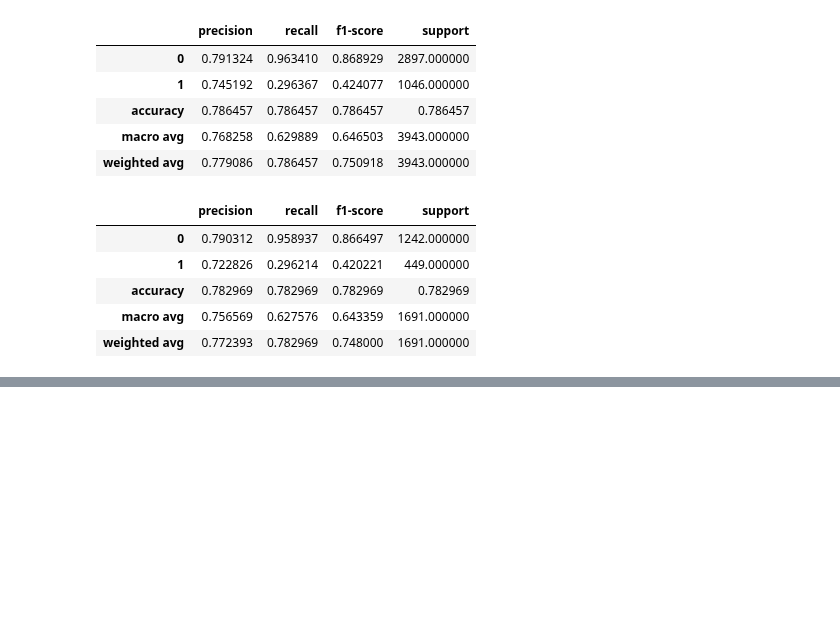
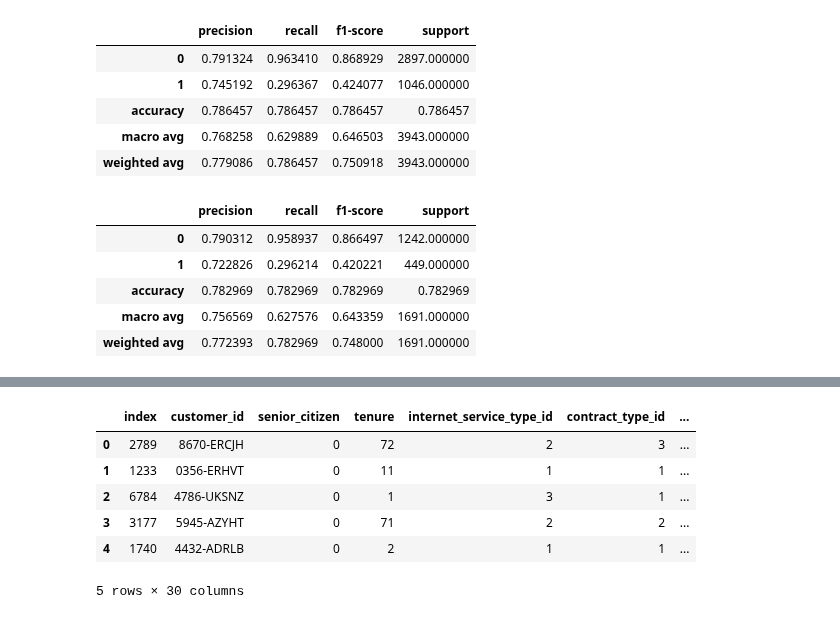
Before and after one commit to malachi-hale/Telco-project, a Jupyter notebook: Final project.ipynb, the cells around one changed output, grey strips where cells are left out. Cells and saved outputs as stored; diff of their text form; code cells hidden in the pictures; blank space fills up the shorter version.

```diff
--- a/Final project.ipynb
+++ b/Final project.ipynb
@@ -725,0 +919,2 @@ display(report_decision_tree_depth_3_validate)
+# %%
+X_test_no_id = X_test.drop(columns = ['customer_id'])
@@ -725,0 +936,4 @@ display(report_decision_tree_depth_3_validate)
+# %%
+proba_test = rf_depth_10_leaf_1.predict_proba(X_test_no_id)
+proba_df = pd.DataFrame(proba_test, columns=rf_depth_10_leaf_1.classes_.tolist())
+proba_df.head()
@@ -725,0 +958,11 @@ display(report_decision_tree_depth_3_validate)
+# %%
+test_proba_df = pd.concat([reset_test, proba_df], axis=1)
+test_proba_df.head()
+# %% [output]
+|  | index | customer_id | senior_citizen | tenure | internet_service_type_id | contract_type_id | ... |
+| 0 | 2789 | 8670-ERCJH | 0 | 72 | 2 | 3 | ... |
+| 1 | 1233 | 0356-ERHVT | 0 | 11 | 1 | 1 | ... |
+| 2 | 6784 | 4786-UKSNZ | 0 | 1 | 3 | 1 | ... |
+| 3 | 3177 | 5945-AZYHT | 0 | 71 | 2 | 2 | ... |
+| 4 | 1740 | 4432-ADRLB | 0 | 2 | 1 | 1 | ... |
+5 rows × 30 columns
```
Also changed, not shown: parts of 50 cells of this notebook, 5 other files.
